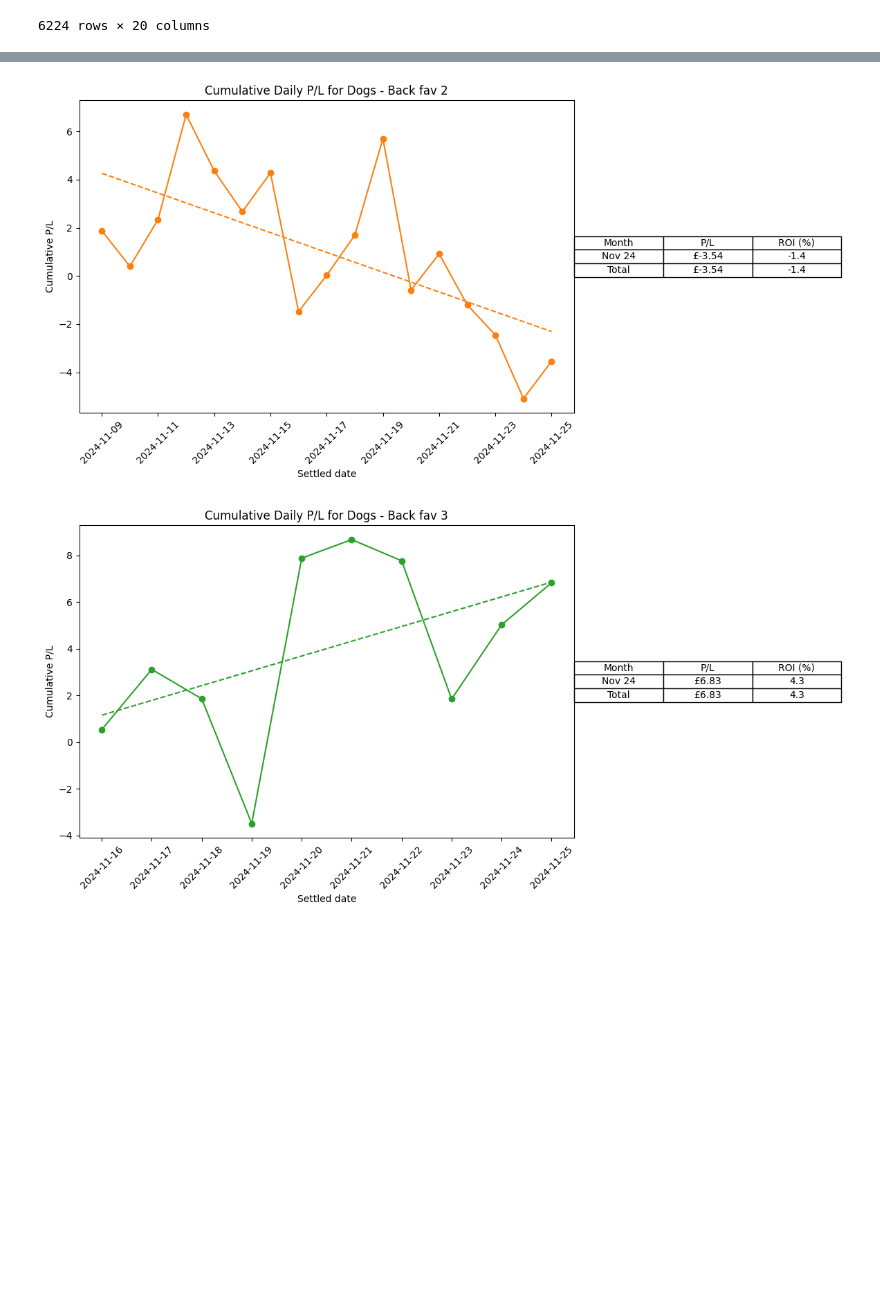
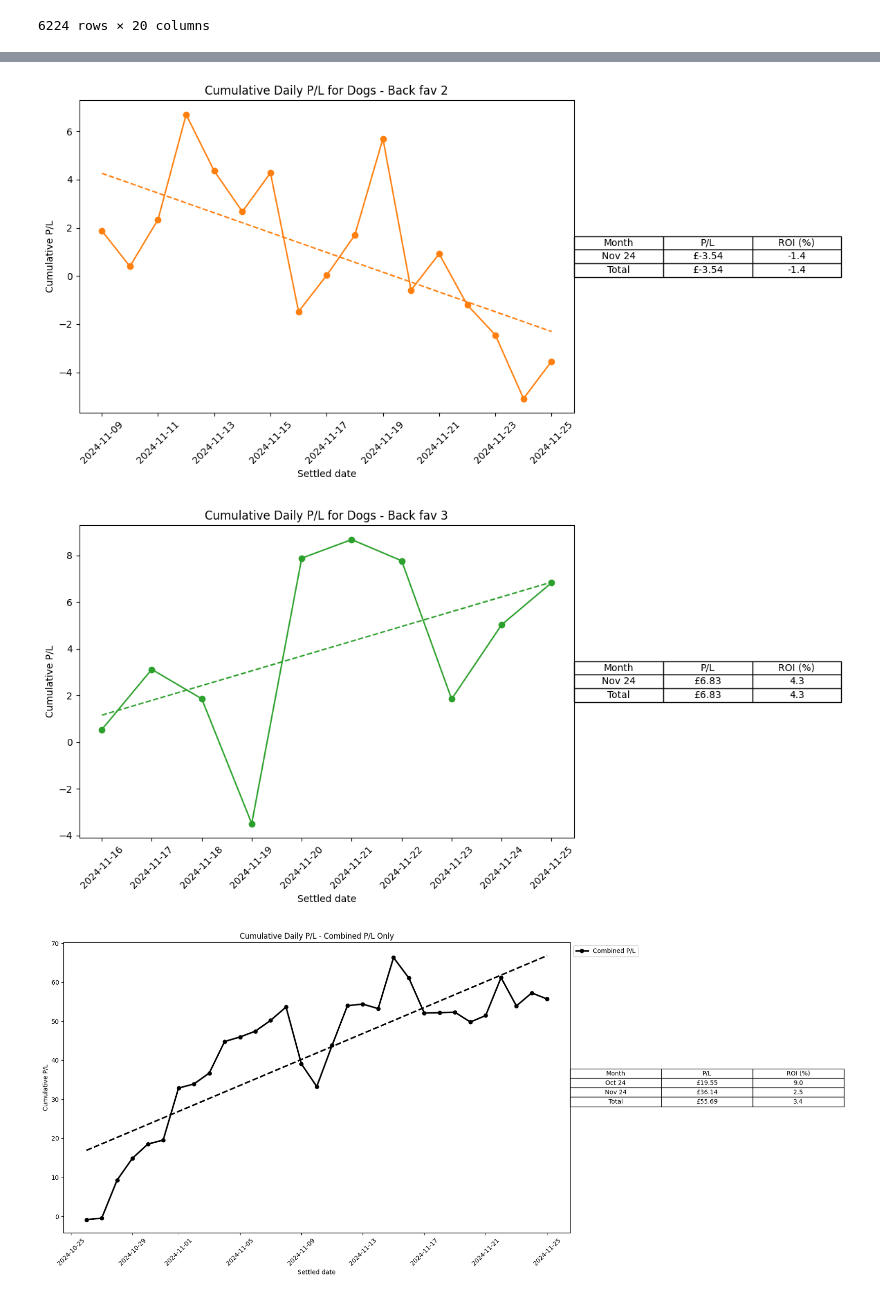
Before and after one commit to Lreps90/BettingTrackers, a Jupyter notebook: greyhounds_back_favs.ipynb, the cells around one changed output, grey strips where cells are left out. Drawn from its saved outputs; the diff is of its cells as text; code cells hidden in the pictures; blank space fills up the shorter version.

```diff
--- a/greyhounds_back_favs.ipynb
+++ b/greyhounds_back_favs.ipynb
@@ -122,12 +122,13 @@ strategies = daily_pl_df['Strategy'].unique()
 
 colors = plt.get_cmap('tab10')  # Get a color map for different strategies
 
+# Loop through each strategy to create individual plots with monthly summaries
 for i, strategy in enumerate(strategies):
     strategy_df = daily_pl_df[daily_pl_df['Strategy'] == strategy]
 
     # Monthly P/L and ROI calculation
     monthly_df = grouped_df[grouped_df['Strategy'] == strategy].copy()
-    monthly_df['Month'] = monthly_df['Settled date'].apply(lambda x: x.strftime('%b %y')) # Change format to "Oct 24"
+    monthly_df['Month'] = monthly_df['Settled date'].apply(lambda x: x.strftime('%b %y'))  # Change format to "Oct 24"
     monthly_df['Month'] = pd.to_datetime(monthly_df['Month'], format='%b %y')
     monthly_summary = monthly_df.groupby('Month').agg({
         'P/L': 'sum',
@@ -156,32 +157,100 @@ for i, strategy in enumerate(strategies):
         'ROI': [total_months_roi.round(1)]
     })
     monthly_summary = pd.concat([monthly_summary, total_row], ignore_index=True)
 
     fig, ax1 = plt.subplots(figsize=(12, 6))  # Set the figure size for better layout
-    ax1.plot(strategy_df['Settled date'], strategy_df['Cumulative P/L'], marker='o', color=colors(i))  # Use 'o' marker
+    ax1.plot(strategy_df['Settled date'], strategy_df['Cumulative P/L'], marker='o', color=colors(i),
+             label=strategy)  # Use 'o' marker
 
     # Trendline
     z = np.polyfit(np.arange(len(strategy_df)), strategy_df['Cumulative P/L'], 1)
     p = np.poly1d(z)
     ax1.plot(strategy_df['Settled date'], p(np.arange(len(strategy_df))), "--", color=colors(i))
 
     ax1.set_title(f'Cumulative Daily P/L for {strategy}')
     ax1.set_xlabel('Settled date')
     ax1.set_ylabel('Cumulative P/L')
     ax1.tick_params(axis='x', rotation=45)
 
     # Table with monthly P/L, ROI, and Total P/L and ROI
     table_data = monthly_summary[['Month', 'P/L', 'ROI']].values
     col_labels = ['Month', 'P/L', 'ROI (%)']
-    table = plt.table(cellText=table_data, colLabels=col_labels, cellLoc='center', loc='right', colWidths=[0.15]*3)
+    table = plt.table(cellText=table_data, colLabels=col_labels, cellLoc='center', loc='right',
+                      colWidths=[0.15] * 3)
     table.auto_set_font_size(False)
     table.set_fontsize(10)
     table.scale(1.2, 1.2)
 
     plt.tight_layout()
     plt.subplots_adjust(right=0.65)  # Adjust layout to make room for the table
     plt.show()
+
+# Combined plot for all strategies
+fig, ax = plt.subplots(figsize=(16, 8))
+
+combined_data = daily_pl_df.groupby('Settled date')['P/L'].sum().reset_index()
+combined_data['Cumulative P/L'] = combined_data['P/L'].cumsum()
+
+# Add a plot line for combined P/L
+ax.plot(combined_data['Settled date'], combined_data['Cumulative P/L'], marker='o', color='black', linewidth=2.5,
+        label='Combined P/L')
+
+# Add a trendline for the combined P/L
+z_combined = np.polyfit(np.arange(len(combined_data)), combined_data['Cumulative P/L'], 1)
+p_combined = np.poly1d(z_combined)
+ax.plot(combined_data['Settled date'], p_combined(np.arange(len(combined_data))), "--", color='black', linewidth=2.5)
+
+ax.set_title('Cumulative Daily P/L - Combined P/L Only')
+ax.set_xlabel('Settled date')
+ax.set_ylabel('Cumulative P/L')
+ax.tick_params(axis='x', rotation=45)
+ax.legend(loc='upper left', bbox_to_anchor=(1, 1))
+
+# Summary DataFrame for combined P/L monthly summary
+combined_monthly_df = grouped_df.copy()
+combined_monthly_df['Month'] = combined_monthly_df['Settled date'].apply(lambda x: x.strftime('%b %y'))
+combined_monthly_df['Month'] = pd.to_datetime(combined_monthly_df['Month'], format='%b %y')
+combined_monthly_summary = combined_monthly_df.groupby('Month').agg({
+    'P/L': 'sum',
+    'Matched amount': 'sum'
+}).reset_index()
+combined_monthly_summary['ROI'] = (combined_monthly_summary['P/L'] / combined_monthly_summary['Matched amount']) * 100
+
+# Calculate total ROI for all months
+total_combined_pl = combined_monthly_summary['P/L'].sum()
+total_combined_matched = combined_monthly_summary['Matched amount'].sum()
+total_combined_roi = (total_combined_pl / total_combined_matched) * 100
+
+# Sort months in ascending order
+combined_monthly_summary = combined_monthly_summary.sort_values('Month')
+
+# Format P/L with '£' and round to 2 decimal places. Round ROI to 1 decimal place.
+combined_monthly_summary['P/L'] = combined_monthly_summary['P/L'].apply(lambda x: f"£{x:.2f}")
+combined_monthly_summary['ROI'] = combined_monthly_summary['ROI'].round(1)
+combined_monthly_summary['Month'] = combined_monthly_summary['Month'].dt.strftime('%b %y')
+
+# Add "Total" row for total P/L and ROI
+total_combined_row = pd.DataFrame({
+    'Month': ['Total'],
+    'P/L': [f"£{total_combined_pl:.2f}"],
+    'Matched amount': [f"£{total_combined_matched:.2f}"],
+    'ROI': [total_combined_roi.round(1)]
+})
+combined_monthly_summary = pd.concat([combined_monthly_summary, total_combined_row], ignore_index=True)
+
+table_data_combined = combined_monthly_summary[['Month', 'P/L', 'ROI']].values
+col_labels_combined = ['Month', 'P/L', 'ROI (%)']
+table_combined = plt.table(cellText=table_data_combined, colLabels=col_labels_combined, cellLoc='center', loc='right',
+                           colWidths=[0.15] * 3)
+table_combined.auto_set_font_size(False)
+table_combined.set_fontsize(10)
+table_combined.scale(1.2, 1.2)
+
+plt.tight_layout()
+plt.subplots_adjust(right=0.75)  # Adjust layout to make room for the legend and table
+plt.show()
 # %% [output]
 [figure]
 [figure]
 [figure]
+[figure, added]
```
